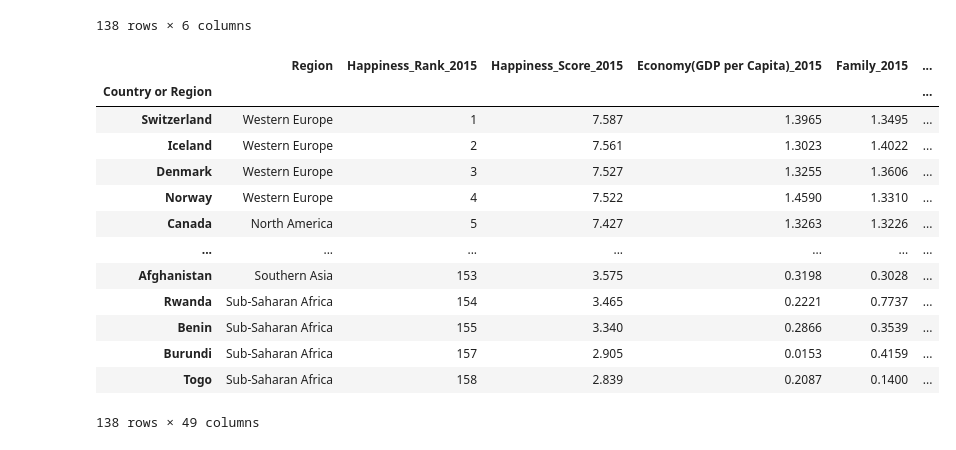
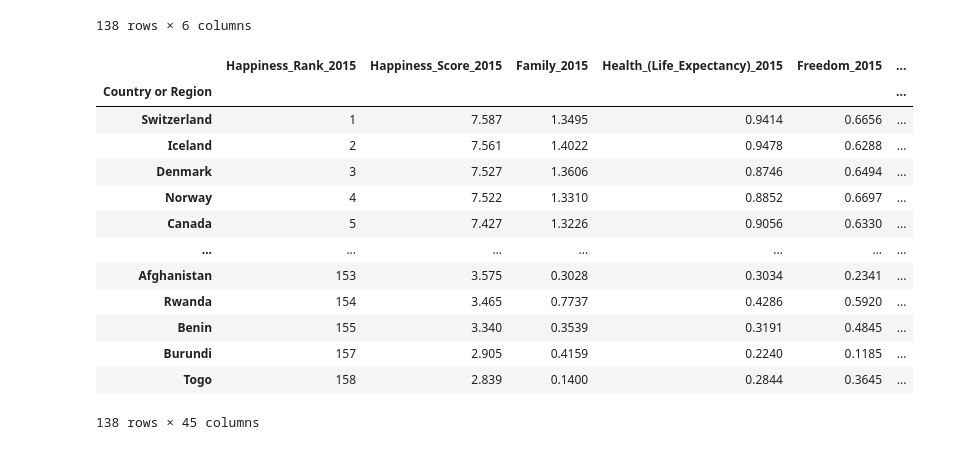
Before and after one commit to benwbarr/ETL-Project, a Jupyter notebook: Resources/Project2Data.ipynb, the cells around one changed output. Drawn from its saved outputs; the diff is of its cells as text; code cells hidden in the pictures.

```diff
--- a/Resources/Project2Data.ipynb
+++ b/Resources/Project2Data.ipynb
@@ -284,7 +347,7 @@ Index(['Overall rank', 'Country or region', 'Score', 'GDP per capita',
 # %%
 h_2018 = h_2018.rename(columns={'Country or region':'Country or Region','Overall rank':'Happiness Rank_2018',
 'Score':'Happiness_Score_2018','GDP per capita':'Economy(GDP_per_Capita)_2018', 'Social support':'Family_2018',
-'Health (Life Expectancy)':'Health_(Life Expectancy)_2018', 'Freedom to make life choices':'Freedom_2018',
+'Healthy life expectancy':'Health_(Life Expectancy)_2018', 'Freedom to make life choices':'Freedom_2018',
 'Perceptions of corruption':'Trust_(Government_Corruption)_2018', 'Generosity':'Generosity_2018'})
 
 h_2018
@@ -401,7 +504,7 @@ h_2020['Ladder score in Dystopia'] = round(h_2020['Ladder score in Dystopia'],4)
 # %%
 h_2020 = h_2020.rename(columns={'Country name':'Country or Region','Happiness Rank':'Happiness Rank_2020',
 'Ladder score':'Happiness_Score_2020','Logged GDP per capita':'Economy(GDP_per_Capita)_2020', 'Social support':'Family_2020',
-'Health (Life Expectancy)':'Health_(Life Expectancy)_2020', 'Freedom to make life choices':'Freedom_2020',
+'Healthy life expectancy':'Health_(Life Expectancy)_2020', 'Freedom to make life choices':'Freedom_2020',
 'Perceptions of corruption':'Trust_(Government_Corruption)_2020', 'Generosity':'Generosity_2020',
 'Ladder score in Dystopia':'Dystopia_Residual_2020'})
 
@@ -516,47 +619,46 @@ economy_df
 | Togo | 0.2087 | 0.2812 | 0.3054 | 0.259 | ... |
 138 rows × 6 columns
 # %%
-life_df = fifth_df[['Country or Region', 'Region', 'Happiness_Rank_2015',
-       'Happiness_Score_2015','Economy(GDP per Capita)_2015', 'Family_2015',
+life_df = fifth_df[['Country or Region', 'Happiness_Rank_2015',
+       'Happiness_Score_2015', 'Family_2015',
        'Health_(Life_Expectancy)_2015', 'Freedom_2015',
        'Trust(Government_Corruption)_2015', 'Generosity_2015',
        'Dystopia_Residual_2015', 'Happiness_Rank_2016', 'Happiness_Score_2016','Family_2016',
        'Health_(Life_Expectancy)_2016', 'Freedom_2016',
        'Trust(Government_Corruption)_2016', 'Generosity_2016',
        'Dystopia_Residual_2016', 'Happiness_Rank_2017', 'Happiness_Score_2017','Family_2017',
        'Health_(Life Expectancy)_2017', 'Freedom_2017', 'Generosity_2017',
        'Trust_(Government_Corruption)_2017', 'Dystopia_Residual_2017',
        'Happiness Rank_2018', 'Happiness_Score_2018',
-       'Economy(GDP_per_Capita)_2018', 'Family_2018',
-       'Healthy life expectancy_x', 'Freedom_2018', 'Generosity_2018',
+       'Family_2018','Health_(Life Expectancy)_2018', 'Freedom_2018', 'Generosity_2018',
        'Trust_(Government_Corruption)_2018', 'Happiness Rank_2019',
        'Happiness_Score_2019','Family_2019',
        'Health_(Life Expectancy)_2019', 'Freedom_2019', 'Generosity_2019',
        'Trust_(Government_Corruption)_2019', 'Happiness_Score_2020',
-       'Economy(GDP_per_Capita)_2020', 'Family_2020',
-       'Healthy life expectancy_y', 'Freedom_2020', 'Generosity_2020',
+       'Family_2020',
+       'Health_(Life Expectancy)_2020', 'Freedom_2020', 'Generosity_2020',
        'Trust_(Government_Corruption)_2020', 'Dystopia_Residual_2020']]
 
 life_df = pd.DataFrame(life_df)
 
 life_df = life_df.set_index('Country or Region')
 
 life_df
 # %% [output]
-|  | Region | Happiness_Rank_2015 | Happiness_Score_2015 | Economy(GDP per Capita)_2015 | Family_2015 | ... |
+|  | Happiness_Rank_2015 | Happiness_Score_2015 | Family_2015 | Health_(Life_Expectancy)_2015 | Freedom_2015 | ... |
 | Country or Region |  |  |  |  |  | ... |
-| Switzerland | Western Europe | 1 | 7.587 | 1.3965 | 1.3495 | ... |
-| Iceland | Western Europe | 2 | 7.561 | 1.3023 | 1.4022 | ... |
-| Denmark | Western Europe | 3 | 7.527 | 1.3255 | 1.3606 | ... |
-| Norway | Western Europe | 4 | 7.522 | 1.4590 | 1.3310 | ... |
-| Canada | North America | 5 | 7.427 | 1.3263 | 1.3226 | ... |
+| Switzerland | 1 | 7.587 | 1.3495 | 0.9414 | 0.6656 | ... |
+| Iceland | 2 | 7.561 | 1.4022 | 0.9478 | 0.6288 | ... |
+| Denmark | 3 | 7.527 | 1.3606 | 0.8746 | 0.6494 | ... |
+| Norway | 4 | 7.522 | 1.3310 | 0.8852 | 0.6697 | ... |
+| Canada | 5 | 7.427 | 1.3226 | 0.9056 | 0.6330 | ... |
 | ... | ... | ... | ... | ... | ... | ... |
-| Afghanistan | Southern Asia | 153 | 3.575 | 0.3198 | 0.3028 | ... |
-| Rwanda | Sub-Saharan Africa | 154 | 3.465 | 0.2221 | 0.7737 | ... |
-| Benin | Sub-Saharan Africa | 155 | 3.340 | 0.2866 | 0.3539 | ... |
-| Burundi | Sub-Saharan Africa | 157 | 2.905 | 0.0153 | 0.4159 | ... |
-| Togo | Sub-Saharan Africa | 158 | 2.839 | 0.2087 | 0.1400 | ... |
+| Afghanistan | 153 | 3.575 | 0.3028 | 0.3034 | 0.2341 | ... |
+| Rwanda | 154 | 3.465 | 0.7737 | 0.4286 | 0.5920 | ... |
+| Benin | 155 | 3.340 | 0.3539 | 0.3191 | 0.4845 | ... |
+| Burundi | 157 | 2.905 | 0.4159 | 0.2240 | 0.1185 | ... |
+| Togo | 158 | 2.839 | 0.1400 | 0.2844 | 0.3645 | ... |
-138 rows × 49 columns
+138 rows × 45 columns
 # %%
 economy_df.to_csv('economy_rankings.csv')
 
```
Also changed, not shown: parts of 9 cells of this notebook, 1 other file.
